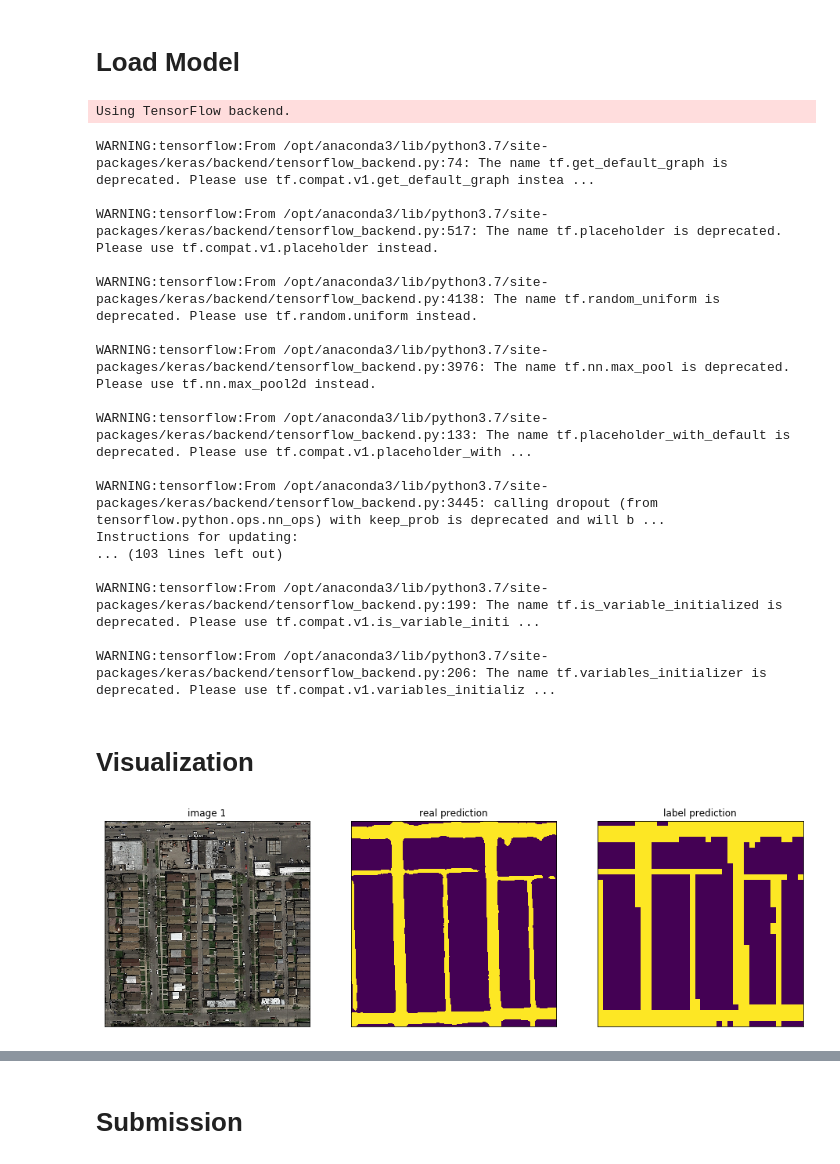
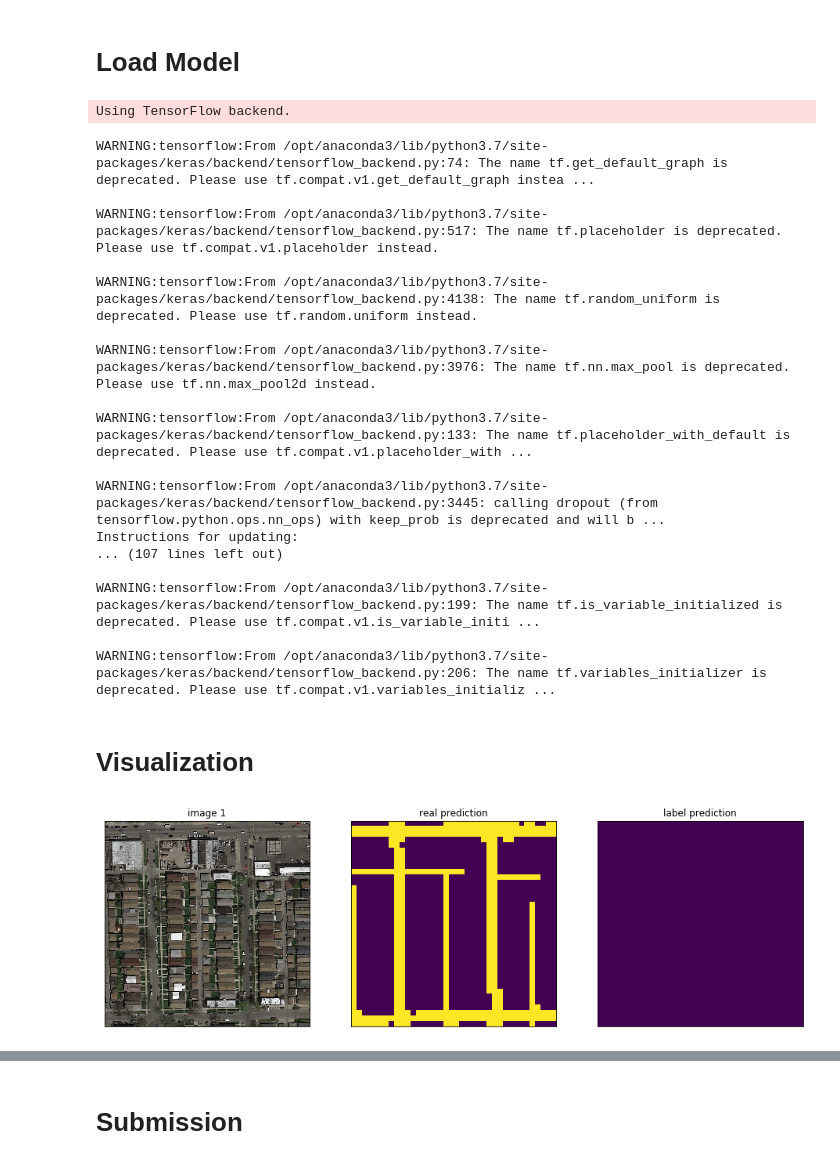
Before and after one commit to Arturjssln/ML_project2, a Jupyter notebook: src/sven/custom2/Visualize_Submit.ipynb, the cells around one changed output, grey strips where cells are left out. Drawn from its saved outputs; the diff is of its cells as text; code cells hidden in the pictures.

```diff
--- a/src/sven/custom2/Visualize_Submit.ipynb
+++ b/src/sven/custom2/Visualize_Submit.ipynb
@@ -3,11 +3,13 @@
 # %%
 MODEL_V2_001 = {
     "path": 'models/V2.2.001.h5',
-    "test_accuracy": None,
-    "test_f1": None,
-    "test_loss": None,
-    "test_IOU": None
+    "epochs": 5,
+    "test_accuracy": 0.9374,
+    "test_f1": 0.8451,
+    "test_loss": 0.1547,
+    "test_IOU": 0.5536,
 }
+
 MODEL_TO_IMPORT = MODEL_V2_001 # can be either a model (dict) or a string
 
 DEFAULT = {
@@ -64,7 +66,7 @@ WARNING:tensorflow:From /opt/anaconda3/lib/python3.7/site-packages/keras/backend
 
 WARNING:tensorflow:From /opt/anaconda3/lib/python3.7/site-packages/keras/backend/tensorflow_backend.py:3445: calling dropout (from tensorflow.python.ops.nn_ops) with keep_prob is deprecated and will b ...
 Instructions for updating:
-... (103 lines left out)
+... (107 lines left out)
 
 WARNING:tensorflow:From /opt/anaconda3/lib/python3.7/site-packages/keras/backend/tensorflow_backend.py:199: The name tf.is_variable_initialized is deprecated. Please use tf.compat.v1.is_variable_initi ...
 
@@ -75,7 +77,7 @@ WARNING:tensorflow:From /opt/anaconda3/lib/python3.7/site-packages/keras/backend
 from helpers import *
 from skimage.color import rgb2hsv, rgb2lab, rgb2hed, rgb2yuv
 
-def load_image(filename, mode = 'rgb'):
+def load_image(filename, mode = DEFAULT['mode']):
     if mode == 'hsv':
         img = rgb2hsv(mpimg.imread(filename))
     elif mode == 'lab':
@@ -122,9 +124,8 @@ def visualize_step(idx, input_image, Xi_raw, Xi, ground, animate = False):
     if animate:
         plt.show()
 
-def get_predicted_mask(image_filename, mode):
-    input_image = load_image(image_filename, mode)
-    Xi_raw = model.model.predict(input_image)
+def get_predicted_mask(img_input):
+    Xi_raw = model.model.predict(img_input)
     Xi = np.where(Xi_raw>0.5, 1, 0)
     Xi = np.squeeze(Xi)
     return Xi_raw, Xi
@@ -133,7 +134,7 @@ def visualize(img_nb = None, mode = 'rgb', save_masks = False):
     image_filenames = get_image_filenames(img_nb)
     for i, filename in enumerate(image_filenames[0:]):
         img_input = load_image(filename, mode)
-        Xi_raw, Xi = get_predicted_mask(filename, mode)
+        Xi_raw, Xi = get_predicted_mask(img_input)
         ground = get_ground_img(Xi, patch_size = PATCH_SIZE, foreground_threshold = PTHRESHOLD)
         visualize_step(i, img_input, Xi_raw, Xi, ground)
         if save_masks:
@@ -148,7 +149,7 @@ def generate_submission(img_nb = None, submission_filename = "submission.csv", m
         f.write('id,prediction\n')
         for i, filename in enumerate(image_filenames[0:]):
             img_input = load_image(filename, mode)
-            Xi_raw, Xi = get_predicted_mask(filename, mode)
+            Xi_raw, Xi = get_predicted_mask(img_input)
             ground = get_ground_img(Xi, patch_size = PATCH_SIZE, foreground_threshold = PTHRESHOLD)
             visualize_step(i, img_input, Xi_raw, Xi, ground, True)
             f.writelines([
@@ -156,8 +157,14 @@ def generate_submission(img_nb = None, submission_filename = "submission.csv", m
                 for j,k in zip(range(ground.shape[0]), range(ground.shape[1]))
             ])
     print(f'Submission generated at {submission_filename}!')
-# %% [output]
-[figure, removed]
+# %%
+idx = 0
+image_filenames = get_image_filenames()
+img_input = load_image(image_filenames[idx])
+Xi_raw, Xi = get_predicted_mask(img_input)
+visualize_step(idx, img_input, Xi_raw, Xi, np.ones((16,16)), animate = False)
+# %% [output]
+[figure, added]
 # %%
 #Visualize prediction on input image
 # Parameters idx can be:
```
Also changed, not shown: parts of 2 cells of this notebook, 3 other files.
